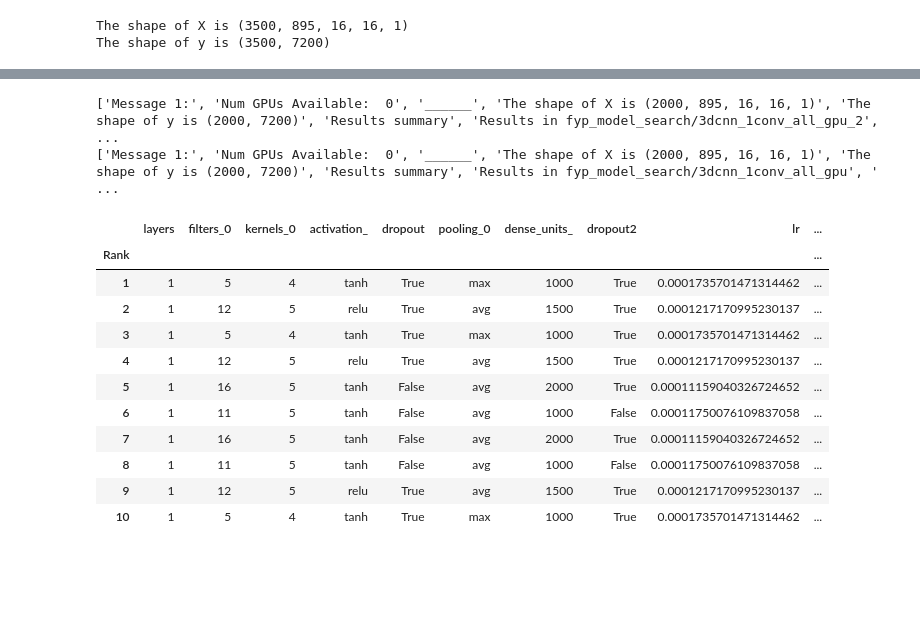
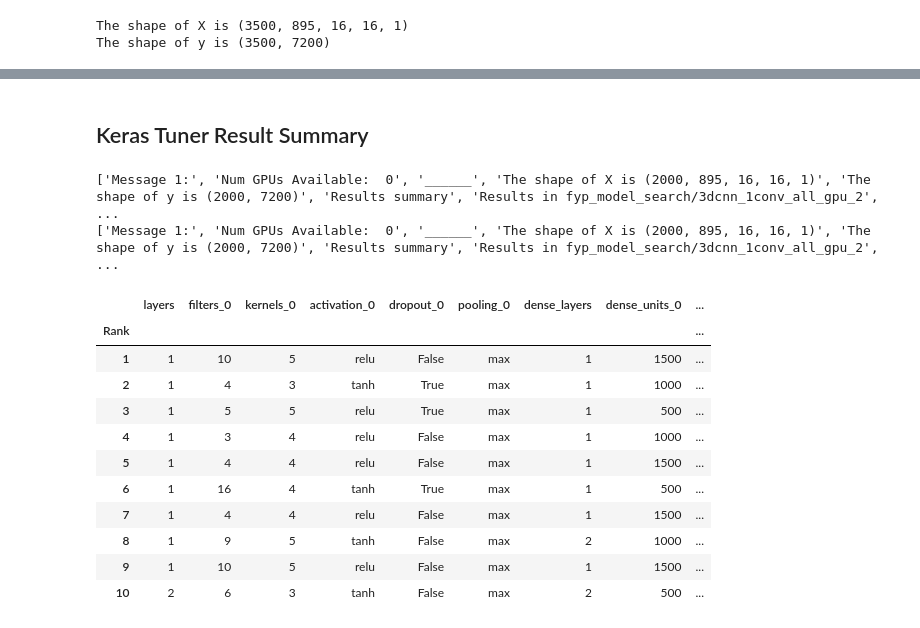
Before and after one commit to MC-Kangan/FYP_Ultrasound_Imaging_ML, a Jupyter notebook: Model_tester.ipynb, the cells around one changed output, grey strips where cells are left out. Cells and saved outputs as stored; diff of their text form; code cells hidden in the pictures; blank space fills up the shorter version.

```diff
--- a/Model_tester.ipynb
+++ b/Model_tester.ipynb
@@ -134,3 +158,5 @@ plt.show()
+# %% [markdown]
+## Keras Tuner Result Summary
 # %%
 
 def read_keras_tuner_log(filename):
@@ -141,44 +167,44 @@ def read_keras_tuner_log(filename):
     info = contents[:9]
     print(info)
     result = contents[9:]
 
     rank = 0
     model_compile = []
     for i in range(len(result)):
         if result[i] == 'Trial summary':
             rank += 1
             pass
         elif result[i] == 'Hyperparameters:':
             model = {}
             model['Rank'] = rank
         else:
             key, value = result[i].split(': ')
             if key == 'Score':
                 model['Val_loss'] = value
                 model_compile.append(model)
             else:
                 model[key] = value
 
 
     df = pd.DataFrame.from_dict(model_compile).set_index('Rank')
     df = df.drop(['tuner/epochs','tuner/initial_epoch','tuner/bracket','tuner/round','tuner/trial_id'], axis = 1)
 
     return df
 
 read_keras_tuner_log('o7122780')
-read_keras_tuner_log('o7121864')
+read_keras_tuner_log('o7127128')
 # %% [output]
 ['Message 1:', 'Num GPUs Available:  0', '______', 'The shape of X is (2000, 895, 16, 16, 1)', 'The shape of y is (2000, 7200)', 'Results summary', 'Results in fyp_model_search/3dcnn_1conv_all_gpu_2', ...
-['Message 1:', 'Num GPUs Available:  0', '______', 'The shape of X is (2000, 895, 16, 16, 1)', 'The shape of y is (2000, 7200)', 'Results summary', 'Results in fyp_model_search/3dcnn_1conv_all_gpu', ' ...
+['Message 1:', 'Num GPUs Available:  0', '______', 'The shape of X is (2000, 895, 16, 16, 1)', 'The shape of y is (2000, 7200)', 'Results summary', 'Results in fyp_model_search/3dcnn_1conv_all_gpu_2', ...
-|  | layers | filters_0 | kernels_0 | activation_ | dropout | pooling_0 | dense_units_ | dropout2 | lr | ... |
-| Rank |  |  |  |  |  |  |  |  |  | ... |
-| 1 | 1 | 5 | 4 | tanh | True | max | 1000 | True | 0.0001735701471314462 | ... |
-| 2 | 1 | 12 | 5 | relu | True | avg | 1500 | True | 0.0001217170995230137 | ... |
-| 3 | 1 | 5 | 4 | tanh | True | max | 1000 | True | 0.0001735701471314462 | ... |
-| 4 | 1 | 12 | 5 | relu | True | avg | 1500 | True | 0.0001217170995230137 | ... |
-| 5 | 1 | 16 | 5 | tanh | False | avg | 2000 | True | 0.00011159040326724652 | ... |
-| 6 | 1 | 11 | 5 | tanh | False | avg | 1000 | False | 0.00011750076109837058 | ... |
-| 7 | 1 | 16 | 5 | tanh | False | avg | 2000 | True | 0.00011159040326724652 | ... |
-| 8 | 1 | 11 | 5 | tanh | False | avg | 1000 | False | 0.00011750076109837058 | ... |
-| 9 | 1 | 12 | 5 | relu | True | avg | 1500 | True | 0.0001217170995230137 | ... |
-| 10 | 1 | 5 | 4 | tanh | True | max | 1000 | True | 0.0001735701471314462 | ... |
+|  | layers | filters_0 | kernels_0 | activation_0 | dropout_0 | pooling_0 | dense_layers | dense_units_0 | ... |
+| Rank |  |  |  |  |  |  |  |  | ... |
+| 1 | 1 | 10 | 5 | relu | False | max | 1 | 1500 | ... |
+| 2 | 1 | 4 | 3 | tanh | True | max | 1 | 1000 | ... |
+| 3 | 1 | 5 | 5 | relu | True | max | 1 | 500 | ... |
+| 4 | 1 | 3 | 4 | relu | False | max | 1 | 1000 | ... |
+| 5 | 1 | 4 | 4 | relu | False | max | 1 | 1500 | ... |
+| 6 | 1 | 16 | 4 | tanh | True | max | 1 | 500 | ... |
+| 7 | 1 | 4 | 4 | relu | False | max | 1 | 1500 | ... |
+| 8 | 1 | 9 | 5 | tanh | False | max | 2 | 1000 | ... |
+| 9 | 1 | 10 | 5 | relu | False | max | 1 | 1500 | ... |
+| 10 | 2 | 6 | 3 | tanh | False | max | 2 | 500 | ... |
```
Also changed, not shown: parts of 12 cells of this notebook, 2 other files.
